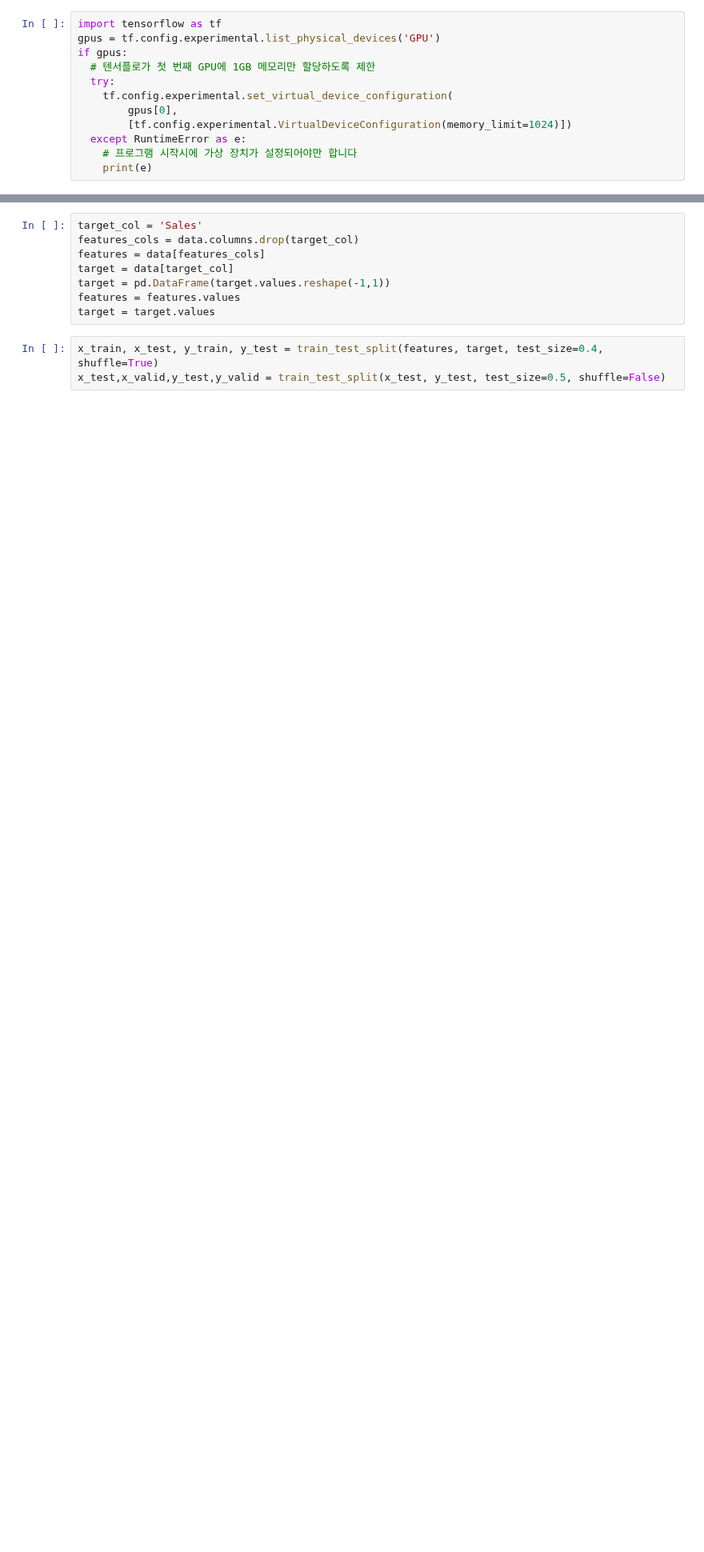
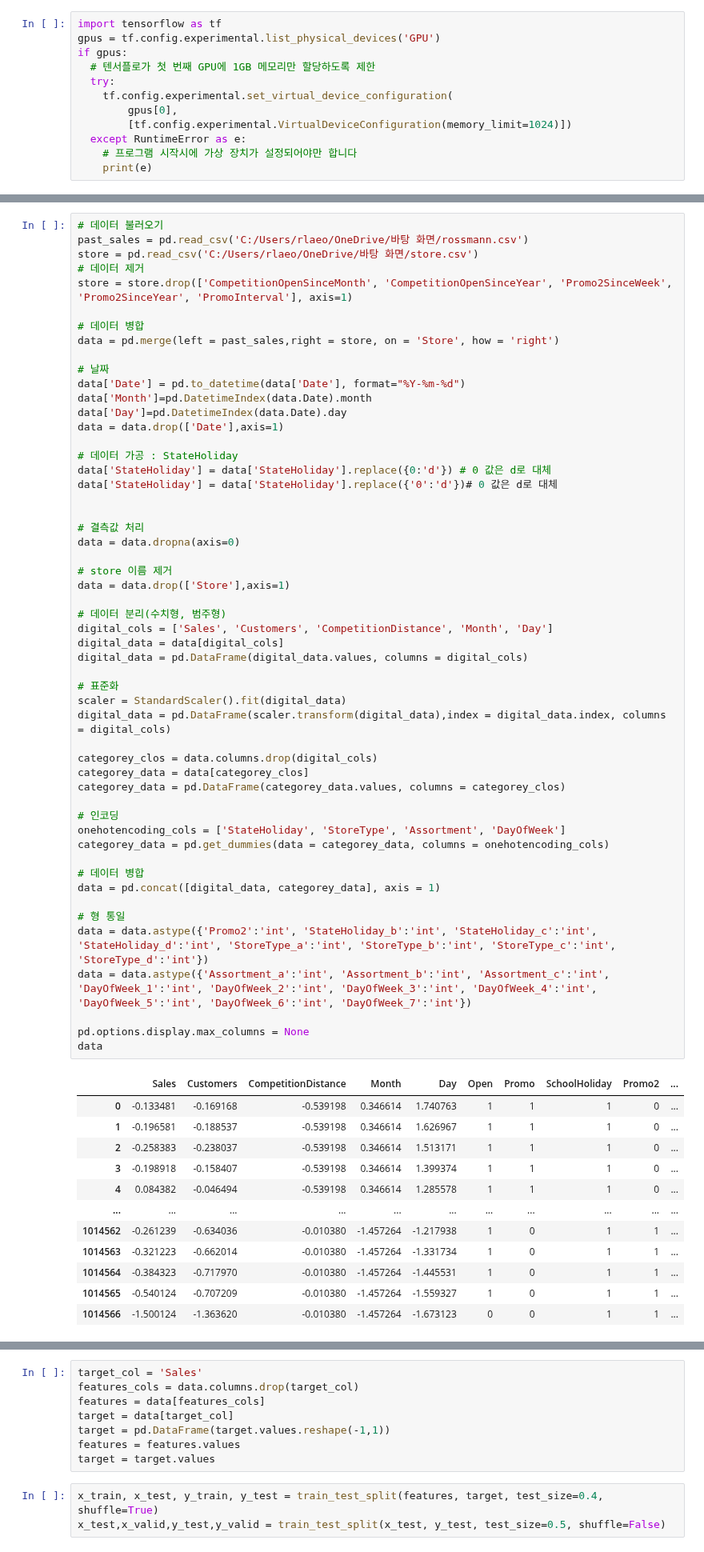
Before and after one commit to daebeobkim/python-bigdata, a Jupyter notebook: 딥러닝/0719.ipynb, the cells around one changed output, grey strips where cells are left out. Shown at 80% size. Drawn from its saved outputs; the diff is of its cells as text; blank space fills up the shorter version.

```diff
--- a/딥러닝/0719.ipynb
+++ b/딥러닝/0719.ipynb
@@ -61,0 +30,66 @@ y_train = data['Sales']
+# %%
+# 데이터 불러오기
+past_sales = pd.read_csv('C:/Users/rlaeo/OneDrive/바탕 화면/rossmann.csv')
+store = pd.read_csv('C:/Users/rlaeo/OneDrive/바탕 화면/store.csv')
+# 데이터 제거
+store = store.drop(['CompetitionOpenSinceMonth', 'CompetitionOpenSinceYear', 'Promo2SinceWeek', 'Promo2SinceYear', 'PromoInterval'], axis=1)
+
+# 데이터 병합
+data = pd.merge(left = past_sales,right = store, on = 'Store', how = 'right')
+
+# 날짜
+data['Date'] = pd.to_datetime(data['Date'], format="%Y-%m-%d")
+data['Month']=pd.DatetimeIndex(data.Date).month
+data['Day']=pd.DatetimeIndex(data.Date).day
+data = data.drop(['Date'],axis=1)
+
+# 데이터 가공 : StateHoliday
+data['StateHoliday'] = data['StateHoliday'].replace({0:'d'}) # 0 값은 d로 대체
+data['StateHoliday'] = data['StateHoliday'].replace({'0':'d'})# 0 값은 d로 대체
+
+
+# 결측값 처리
+data = data.dropna(axis=0)
+
+# store 이름 제거
+data = data.drop(['Store'],axis=1)
+
+# 데이터 분리(수치형, 범주형)
+digital_cols = ['Sales', 'Customers', 'CompetitionDistance', 'Month', 'Day']
+digital_data = data[digital_cols]
+digital_data = pd.DataFrame(digital_data.values, columns = digital_cols)
+
+# 표준화
+scaler = StandardScaler().fit(digital_data)
+digital_data = pd.DataFrame(scaler.transform(digital_data),index = digital_data.index, columns = digital_cols)
+
+categorey_clos = data.columns.drop(digital_cols)
+categorey_data = data[categorey_clos]
+categorey_data = pd.DataFrame(categorey_data.values, columns = categorey_clos)
+
+# 인코딩
+onehotencoding_cols = ['StateHoliday', 'StoreType', 'Assortment', 'DayOfWeek']
+categorey_data = pd.get_dummies(data = categorey_data, columns = onehotencoding_cols)
+
+# 데이터 병합
+data = pd.concat([digital_data, categorey_data], axis = 1)
+
+# 형 통일
+data = data.astype({'Promo2':'int', 'StateHoliday_b':'int', 'StateHoliday_c':'int', 'StateHoliday_d':'int', 'StoreType_a':'int', 'StoreType_b':'int', 'StoreType_c':'int', 'StoreType_d':'int'})
+data = data.astype({'Assortment_a':'int', 'Assortment_b':'int', 'Assortment_c':'int', 'DayOfWeek_1':'int', 'DayOfWeek_2':'int', 'DayOfWeek_3':'int', 'DayOfWeek_4':'int', 'DayOfWeek_5':'int', 'DayOfWeek_6':'int', 'DayOfWeek_7':'int'})
+
+pd.options.display.max_columns = None
+data
+# %% [output]
+|  | Sales | Customers | CompetitionDistance | Month | Day | Open | Promo | SchoolHoliday | Promo2 | ... |
+| 0 | -0.133481 | -0.169168 | -0.539198 | 0.346614 | 1.740763 | 1 | 1 | 1 | 0 | ... |
+| 1 | -0.196581 | -0.188537 | -0.539198 | 0.346614 | 1.626967 | 1 | 1 | 1 | 0 | ... |
+| 2 | -0.258383 | -0.238037 | -0.539198 | 0.346614 | 1.513171 | 1 | 1 | 1 | 0 | ... |
+| 3 | -0.198918 | -0.158407 | -0.539198 | 0.346614 | 1.399374 | 1 | 1 | 1 | 0 | ... |
+| 4 | 0.084382 | -0.046494 | -0.539198 | 0.346614 | 1.285578 | 1 | 1 | 1 | 0 | ... |
+| ... | ... | ... | ... | ... | ... | ... | ... | ... | ... | ... |
+| 1014562 | -0.261239 | -0.634036 | -0.010380 | -1.457264 | -1.217938 | 1 | 0 | 1 | 1 | ... |
+| 1014563 | -0.321223 | -0.662014 | -0.010380 | -1.457264 | -1.331734 | 1 | 0 | 1 | 1 | ... |
+| 1014564 | -0.384323 | -0.717970 | -0.010380 | -1.457264 | -1.445531 | 1 | 0 | 1 | 1 | ... |
+| 1014565 | -0.540124 | -0.707209 | -0.010380 | -1.457264 | -1.559327 | 1 | 0 | 1 | 1 | ... |
+| 1014566 | -1.500124 | -1.363620 | -0.010380 | -1.457264 | -1.673123 | 0 | 0 | 1 | 1 | ... |
```
Also changed, not shown: parts of 6 cells of this notebook.
